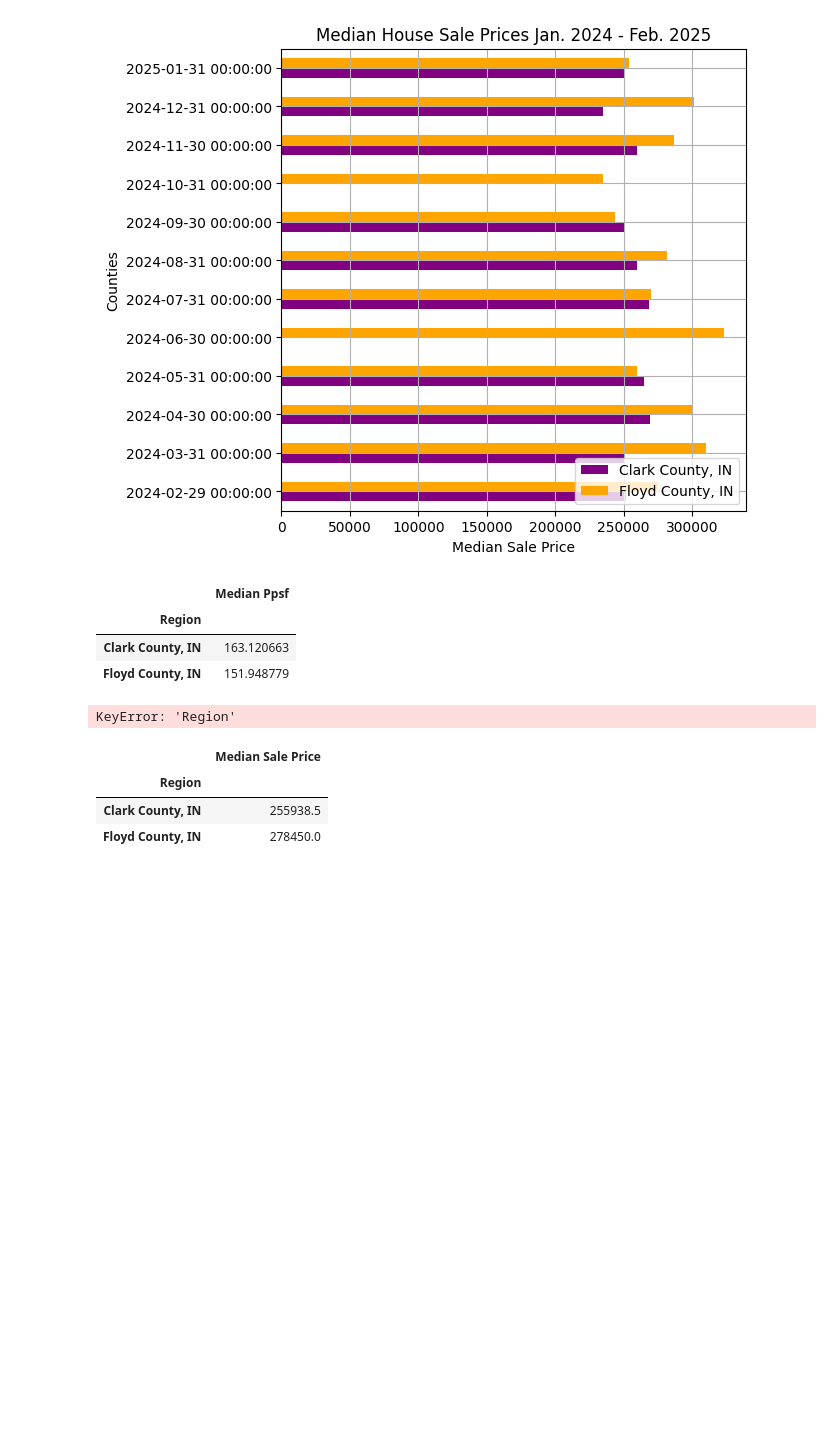
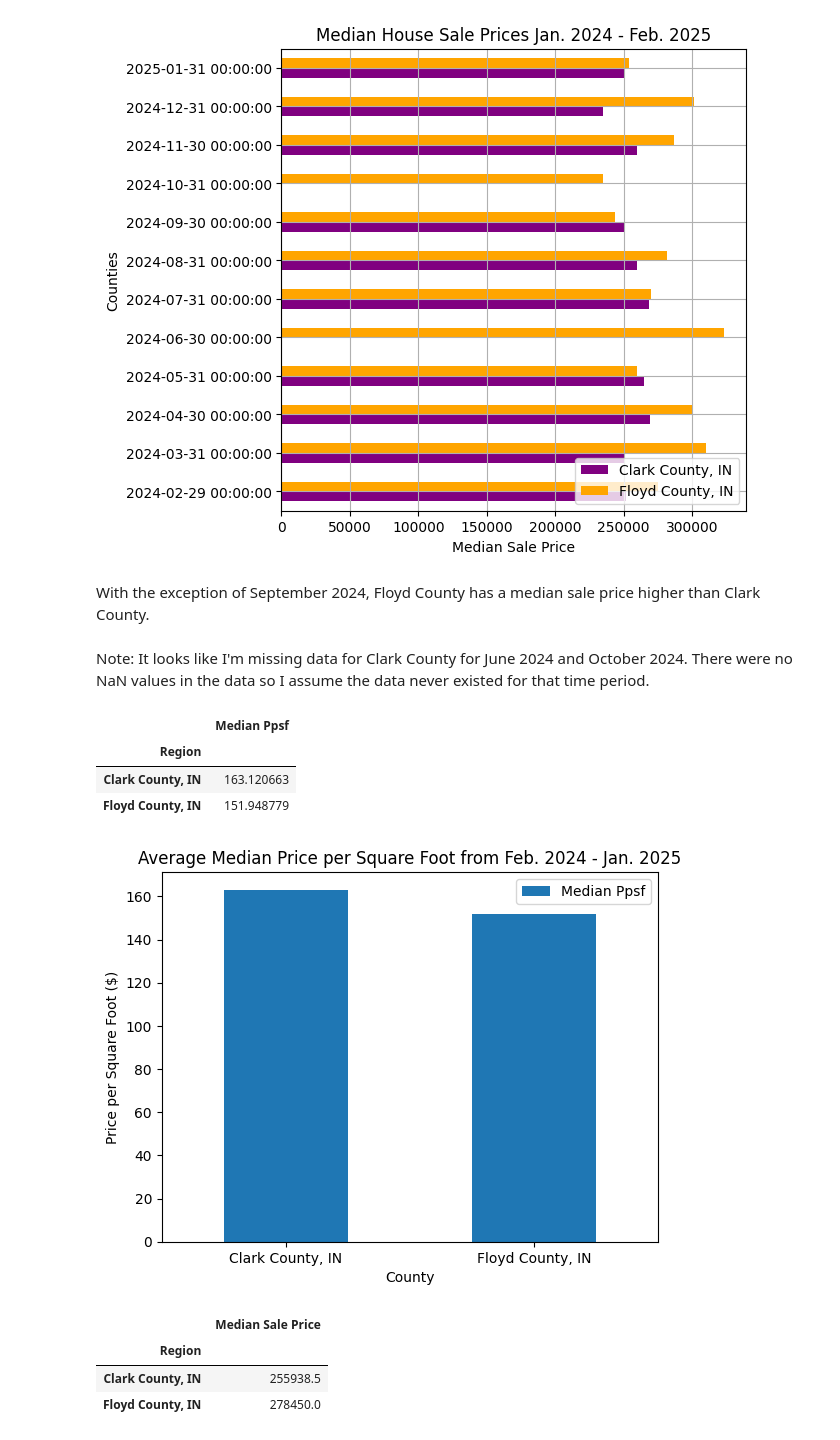
Before and after one commit to RachTheRad/SoIN_Housing_Analysis, a Jupyter notebook: HA_Cap_NB1.ipynb, the cells around one changed output. Drawn from its saved outputs; the diff is of its cells as text; code cells hidden in the pictures; blank space fills up the shorter version.

```diff
--- a/HA_Cap_NB1.ipynb
+++ b/HA_Cap_NB1.ipynb
@@ -982,6 +997,10 @@ ax.set_title('Median House Sale Prices Jan. 2024 - Feb. 2025')
 plt.show()
 # %% [output]
 [figure]
+# %% [markdown]
+With the exception of September 2024, Floyd County has a median sale price higher than Clark County.
+# %% [markdown]
+Note: It looks like I'm missing data for Clark County for June 2024 and October 2024. There were no NaN values in the data so I assume the data never existed for that time period.
 # %%
 #display avg. price per square foot df for reference while plotting
 average_ppsf
@@ -992,15 +1011,15 @@ average_ppsf
 | Floyd County, IN | 151.948779 |
 # %%
 #bar chart showing average Median Ppsf for
-ax = average_ppsf.plot.bar(x='Region',
+ax = average_ppsf.plot.bar(use_index=True,
                            y='Median Ppsf',
                            rot=0,
                            xlabel='County',
                            ylabel='Price per Square Foot ($)',
                            title="Average Median Price per Square Foot from Feb. 2024 - Jan. 2025"
                            )
 # %% [output]
-KeyError: 'Region'
+[figure, added]
 # %%
 #display avg. sale price df for reference while plotting
 average_saleprice
```
Also changed, not shown: parts of 24 cells of this notebook.
